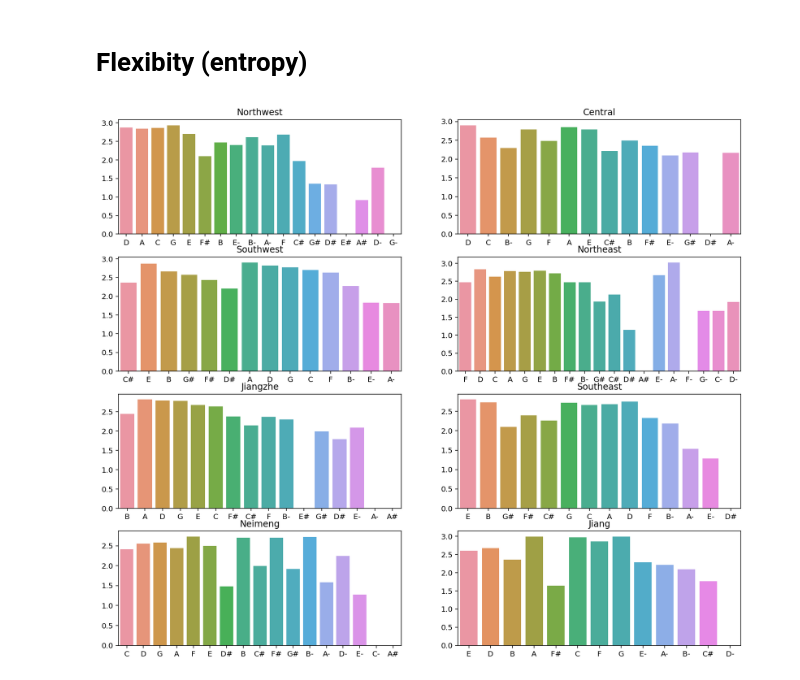
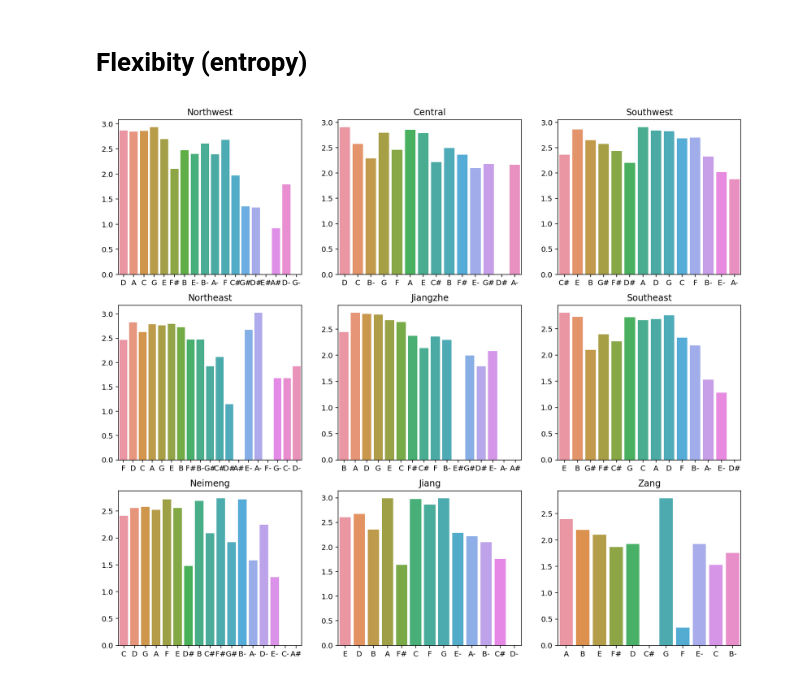
Before and after one commit to ravinitheshreddy/Digital-Musicology-Project, a Jupyter notebook: milestone3_ravi.ipynb, the cells around one changed output. Saved outputs shown, nothing was run; the diff lists cells and outputs as text; code cells hidden in the pictures.

```diff
--- a/milestone3_ravi.ipynb
+++ b/milestone3_ravi.ipynb
@@ -42,6 +42,7 @@ CFS_full.head()
 # %% [markdown]
 ## Exploring regional differences
 # %%
+geo_divisions = ["Northwest", "Central", "Southwest", "Northeast", "Jiangzhe", "Southeast", "Neimeng", "Jiang", "Zang"]
 pitch_classes_list = ['A', 'A#', 'A-', 'B', 'B#', 'B-', 'C', 'C#', 'C-', 'D', 'D#', 'D-', 'E', 'E#', 'E-', 'F', 'F#', 'G', 'G#', 'G-']
 music_interval_list = ['A1','A2','A3','A4','A5','A6','A7','P1','P4','P5','P8','m2','M2','m3','M3','m6','M6','m7','M7',"d2","d3","d4","d5","d6","d7","d8"]
 
@@ -372,9 +369,9 @@ for region, transitions in pitchclass_transition_probability.items():
 # %%
 plt.rcParams["figure.figsize"] = (15, 13)
 colormap = sns.color_palette("flare", as_cmap=True)
-fig, axarr = plt.subplots(4, 2)
+fig, axarr = plt.subplots(3, 3)
 for gloc, ax in zip(geo_divisions, axarr.flat):
     ax.set_title(gloc)
     sns.barplot(x=list(entropies[gloc].keys()), y=list(entropies[gloc].values()), ax=ax)
 # %% [output]
-[figure, old version]
+[figure, new version]
```
Also changed, not shown: parts of 13 cells of this notebook.
